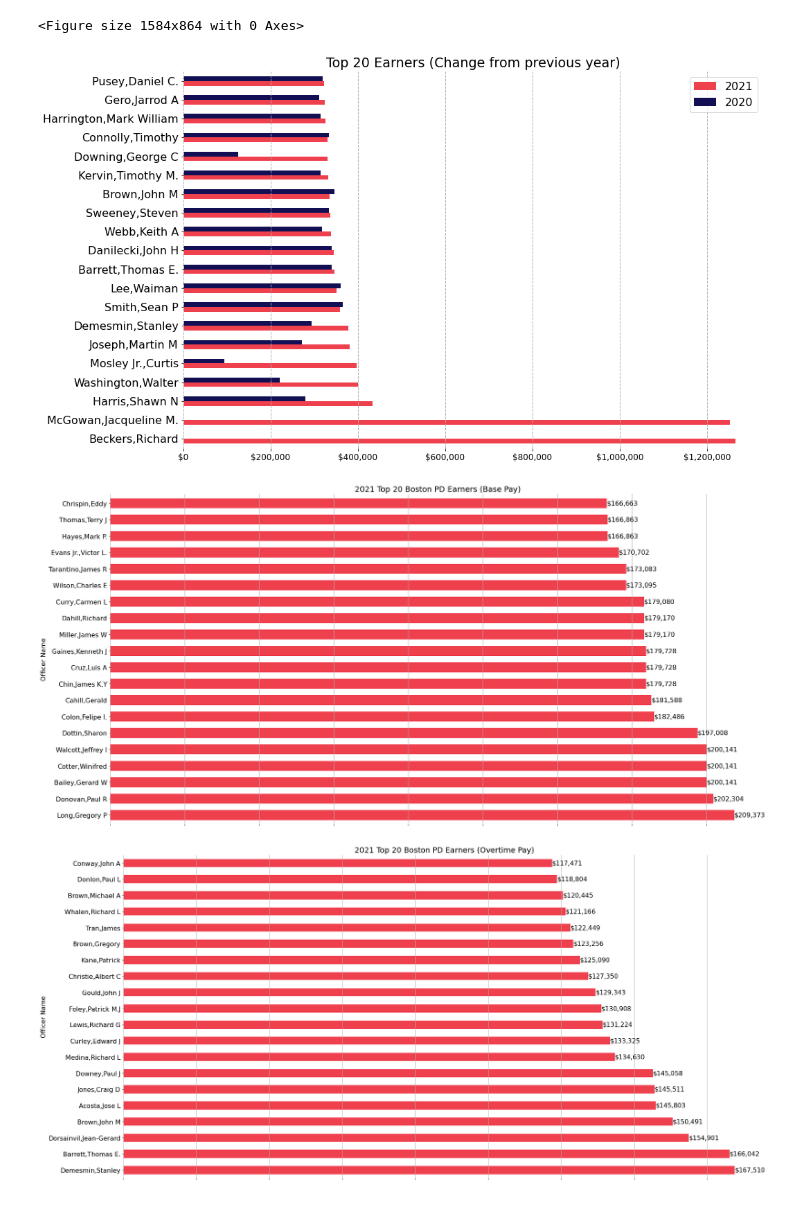
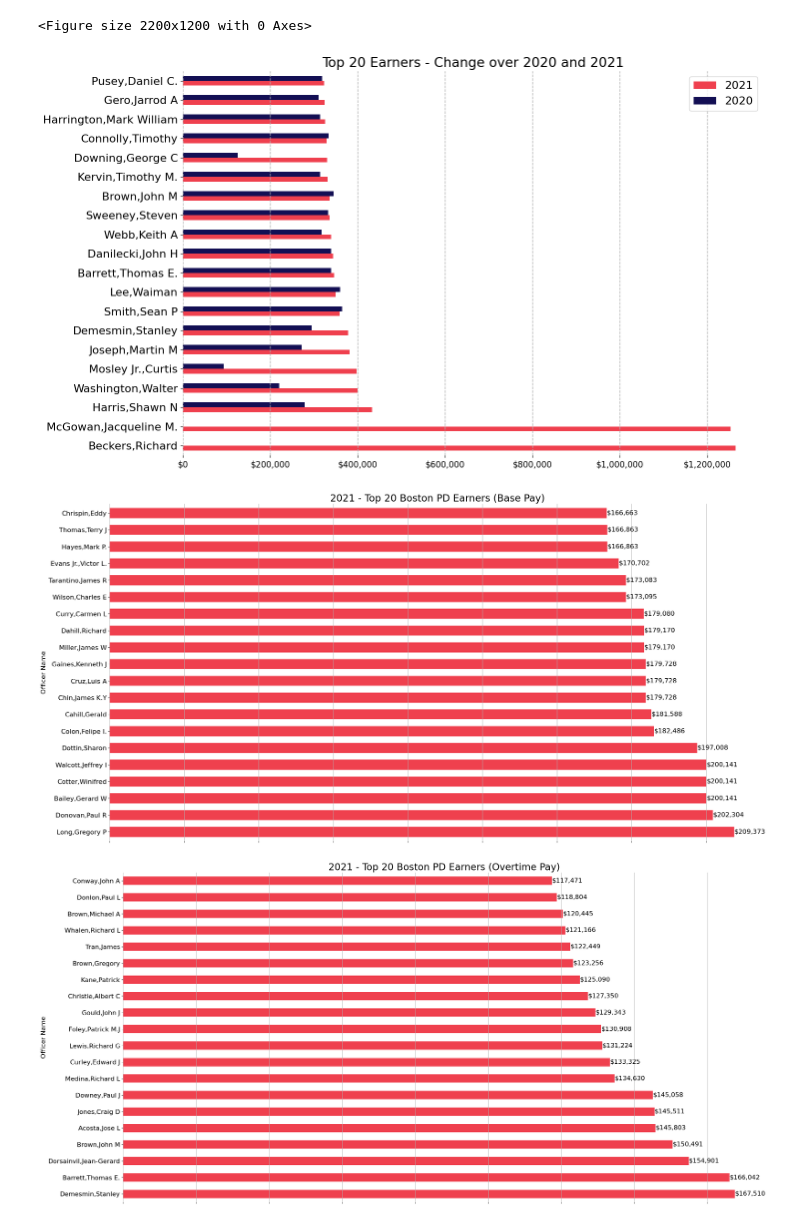
Before and after one commit to BU-Spark/ds-aclu-police-budget-analysis, a Jupyter notebook: fall22-team-1/Final_Q9-Q14.ipynb, the cells around one changed output. Cells and saved outputs as stored; diff of their text form; code cells hidden in the pictures.

```diff
--- a/fall22-team-1/Final_Q9-Q14.ipynb
+++ b/fall22-team-1/Final_Q9-Q14.ipynb
@@ -141,36 +145,36 @@ for name in top_20_total_21.NAME:
 
 
 same_20_from_21 = pd.DataFrame(same_20_from_21, columns=["TOTAL_GROSS"])
 same_20_from_21["NAME"] = top_20_total_21.NAME.values
 
 
 ot_df = pd.DataFrame(
     [
         top_20_total_21.set_index("NAME").TOTAL_GROSS,
         same_20_from_21.set_index("NAME").TOTAL_GROSS
 
     ],
     index=["2021", "2020"]
 ).transpose()
 
 plt.figure(figsize=(22, 12))
 ax = ot_df.plot.barh(color=['#ef404e', '#130f54'])
 ax.grid(axis='x', linestyle='--')
 ax.set_xticklabels(['$0', '$200,000', '$400,000', '$600,000', '$800,000', '$1,000,000', '$1,200,000'], fontsize = 12)
 
 ax.get_yaxis().set_label_text("")
 ax.spines['top'].set_visible(False)
 ax.spines['right'].set_visible(False)
 ax.spines['bottom'].set_visible(False)
 ax.spines['left'].set_visible(False)
 plt.grid(False)
 plt.grid(axis = 'x', linewidth = 1)
-plt.title("Top 20 Earners (Change from previous year)")
+plt.title("Top 20 Earners - Change over 2020 and 2021")
 # plt.xlabel("Total Gross Salary (in Million USD)")
 plt.show()
 # %% [output]
-<Figure size 1584x864 with 0 Axes>
+<Figure size 2200x1200 with 0 Axes>
-[figure, old version]
+[figure, new version]
 # %%
 # 12. Top 20 earners from the most recent year (2021) - (OT, Base, Other)
 
@@ -193,12 +197,12 @@ ax.spines['bottom'].set_visible(False)
 ax.spines['left'].set_visible(False)
 plt.grid(False)
 plt.grid(axis = 'x', linewidth = 1)
-plt.title("2021 Top 20 Boston PD Earners (Base Pay)")
+plt.title("2021 - Top 20 Boston PD Earners (Base Pay)", fontsize=24)
 # plt.xlabel("Earnings (in USD)")
 plt.ylabel("Officer Name")
 plt.show()
 # %% [output]
-[figure, old version]
+[figure, new version]
 # %%
 plt.rcParams.update({'font.size': 16})
 
@@ -215,12 +219,12 @@ ax.spines['bottom'].set_visible(False)
 ax.spines['left'].set_visible(False)
 plt.grid(False)
 plt.grid(axis = 'x', linewidth = 1)
-plt.title("2021 Top 20 Boston PD Earners (Overtime Pay)")
+plt.title("2021 - Top 20 Boston PD Earners (Overtime Pay)", fontsize=24)
 # plt.xlabel("Earnings (in USD)")
 plt.ylabel("Officer Name")
 plt.show()
 # %% [output]
-[figure, old version]
+[figure, new version]
 # %%
 plt.rcParams.update({'font.size': 16})
 
```
Also changed, not shown: parts of 5 cells of this notebook, 1 other file.
